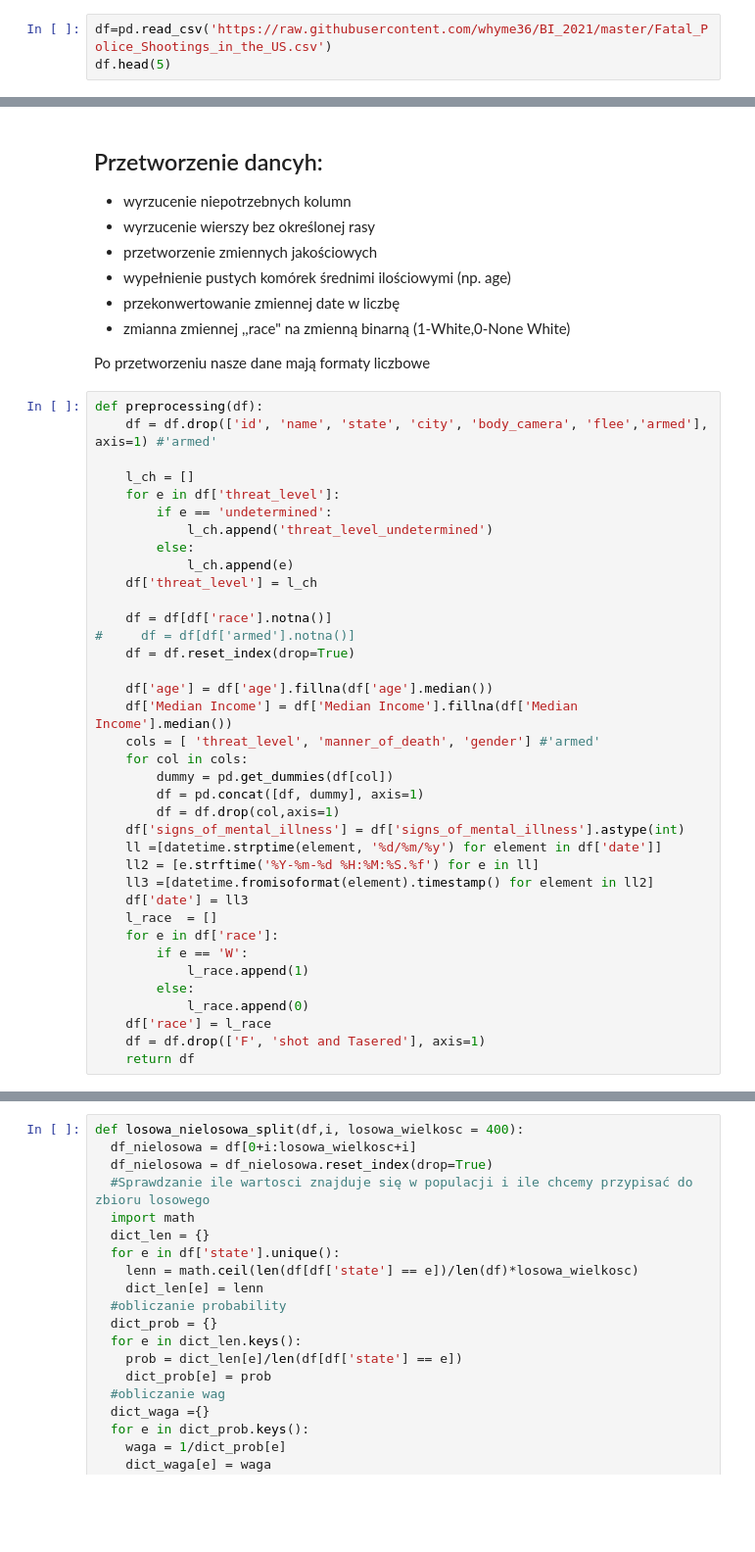
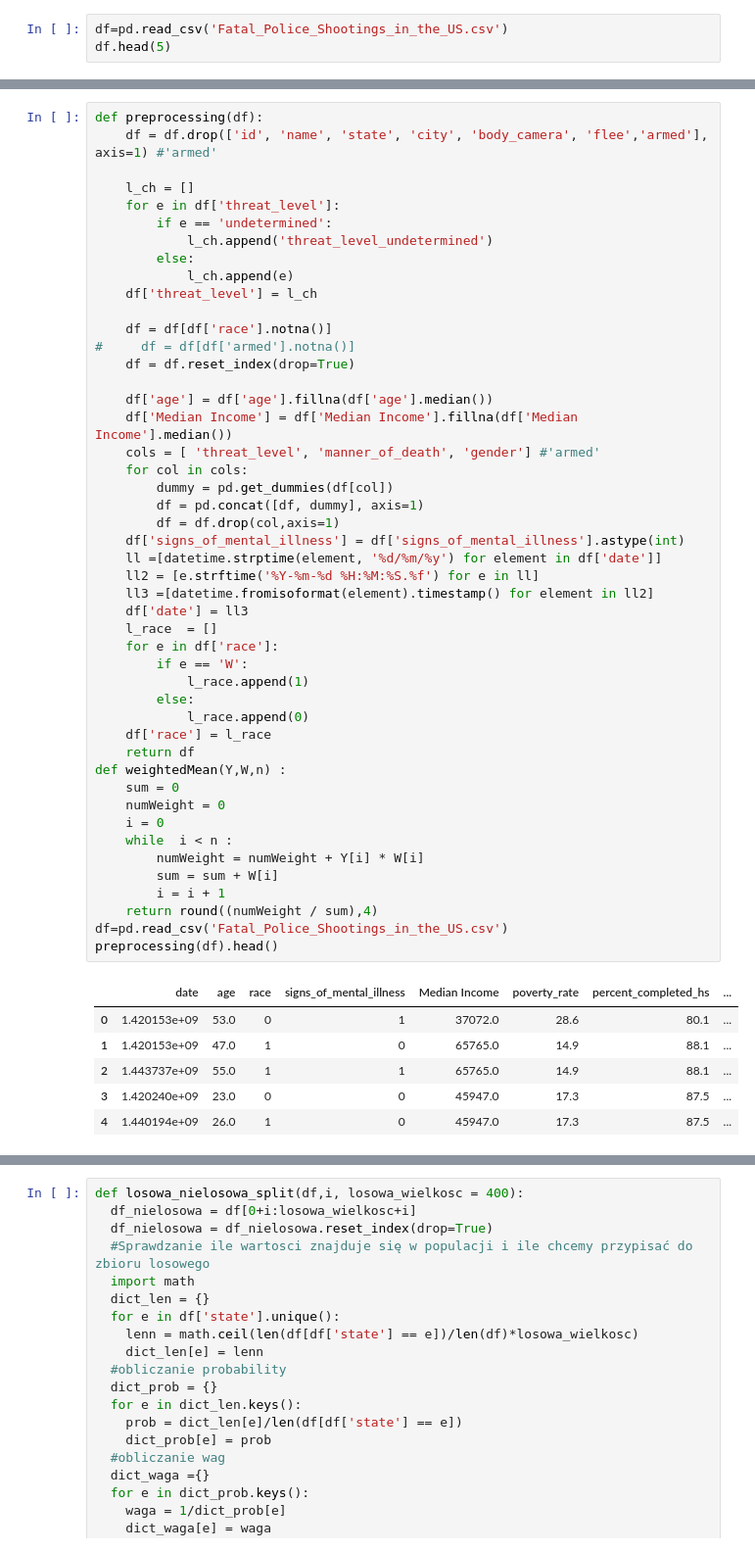
Before and after one commit to whyme36/BI_2021, a Jupyter notebook: Projekt_Kacper_Glazer_Kacper_Kwaśnioch.ipynb, the cells around one changed output, grey strips where cells are left out. Shown at 98% size. Drawn from its saved outputs; the diff is of its cells as text; blank space fills up the shorter version.

```diff
--- a/Projekt_Kacper_Glazer_Kacper_Kwaśnioch.ipynb
+++ b/Projekt_Kacper_Glazer_Kacper_Kwaśnioch.ipynb
@@ -34,7 +15,7 @@ from statistics import variance
 import warnings
 warnings.filterwarnings('ignore')
 # %%
-df=pd.read_csv('https://raw.githubusercontent.com/whyme36/BI_2021/master/Fatal_Police_Shootings_in_the_US.csv')
+df=pd.read_csv('Fatal_Police_Shootings_in_the_US.csv')
 df.head(5)
 # %% [output]
 |  | id | name | date | manner_of_death | armed | age | gender | race | city | state | ... |
@@ -46,14 +28,3 @@ df.head(5)
-# %% [markdown]
-## Przetworzenie dancyh:
-
-*   wyrzucenie niepotrzebnych kolumn
-*   wyrzucenie wierszy bez określonej rasy
-*   przetworzenie zmiennych jakościowych
-*   wypełnienie pustych komórek średnimi ilościowymi (np. age)
-*   przekonwertowanie zmiennej date w liczbę
-*   zmianna zmiennej ,,race" na zmienną binarną (1-White,0-None White)
-
-Po przetworzeniu nasze dane mają formaty liczbowe
 # %%
 def preprocessing(df):
     df = df.drop(['id', 'name', 'state', 'city', 'body_camera', 'flee','armed'], axis=1) #'armed'
@@ -63,31 +34,48 @@ def preprocessing(df):
         if e == 'undetermined':
             l_ch.append('threat_level_undetermined')
         else:
             l_ch.append(e)
     df['threat_level'] = l_ch
 
     df = df[df['race'].notna()]
 #     df = df[df['armed'].notna()]
     df = df.reset_index(drop=True)
 
     df['age'] = df['age'].fillna(df['age'].median())
     df['Median Income'] = df['Median Income'].fillna(df['Median Income'].median())
     cols = [ 'threat_level', 'manner_of_death', 'gender'] #'armed'
     for col in cols:
         dummy = pd.get_dummies(df[col])
         df = pd.concat([df, dummy], axis=1)
         df = df.drop(col,axis=1)
     df['signs_of_mental_illness'] = df['signs_of_mental_illness'].astype(int)
     ll =[datetime.strptime(element, '%d/%m/%y') for element in df['date']]
     ll2 = [e.strftime('%Y-%m-%d %H:%M:%S.%f') for e in ll]
     ll3 =[datetime.fromisoformat(element).timestamp() for element in ll2]
     df['date'] = ll3
     l_race  = []
     for e in df['race']:
         if e == 'W':
             l_race.append(1)
         else:
             l_race.append(0)
     df['race'] = l_race
-    df = df.drop(['F', 'shot and Tasered'], axis=1)
     return df
+def weightedMean(Y,W,n) :
+    sum = 0
+    numWeight = 0
+    i = 0
+    while  i < n :
+        numWeight = numWeight + Y[i] * W[i]
+        sum = sum + W[i]
+        i = i + 1
+    return round((numWeight / sum),4)
+df=pd.read_csv('Fatal_Police_Shootings_in_the_US.csv')
+preprocessing(df).head()
+# %% [output]
+|  | date | age | race | signs_of_mental_illness | Median Income | poverty_rate | percent_completed_hs | ... |
+| 0 | 1.420153e+09 | 53.0 | 0 | 1 | 37072.0 | 28.6 | 80.1 | ... |
+| 1 | 1.420153e+09 | 47.0 | 1 | 0 | 65765.0 | 14.9 | 88.1 | ... |
+| 2 | 1.443737e+09 | 55.0 | 1 | 1 | 65765.0 | 14.9 | 88.1 | ... |
+| 3 | 1.420240e+09 | 23.0 | 0 | 0 | 45947.0 | 17.3 | 87.5 | ... |
+| 4 | 1.440194e+09 | 26.0 | 1 | 0 | 45947.0 | 17.3 | 87.5 | ... |
```
Also changed, not shown: parts of 23 cells of this notebook.
